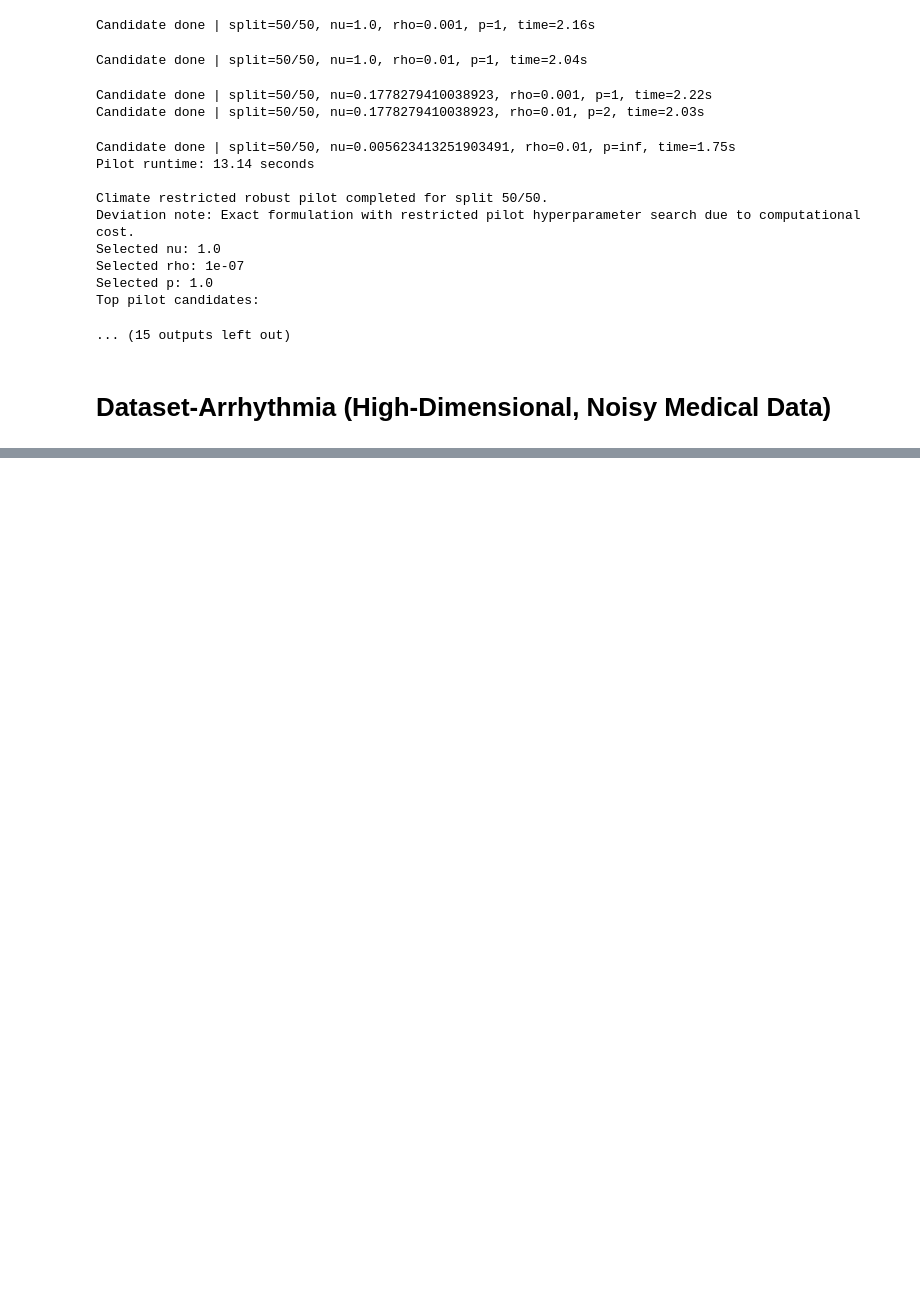
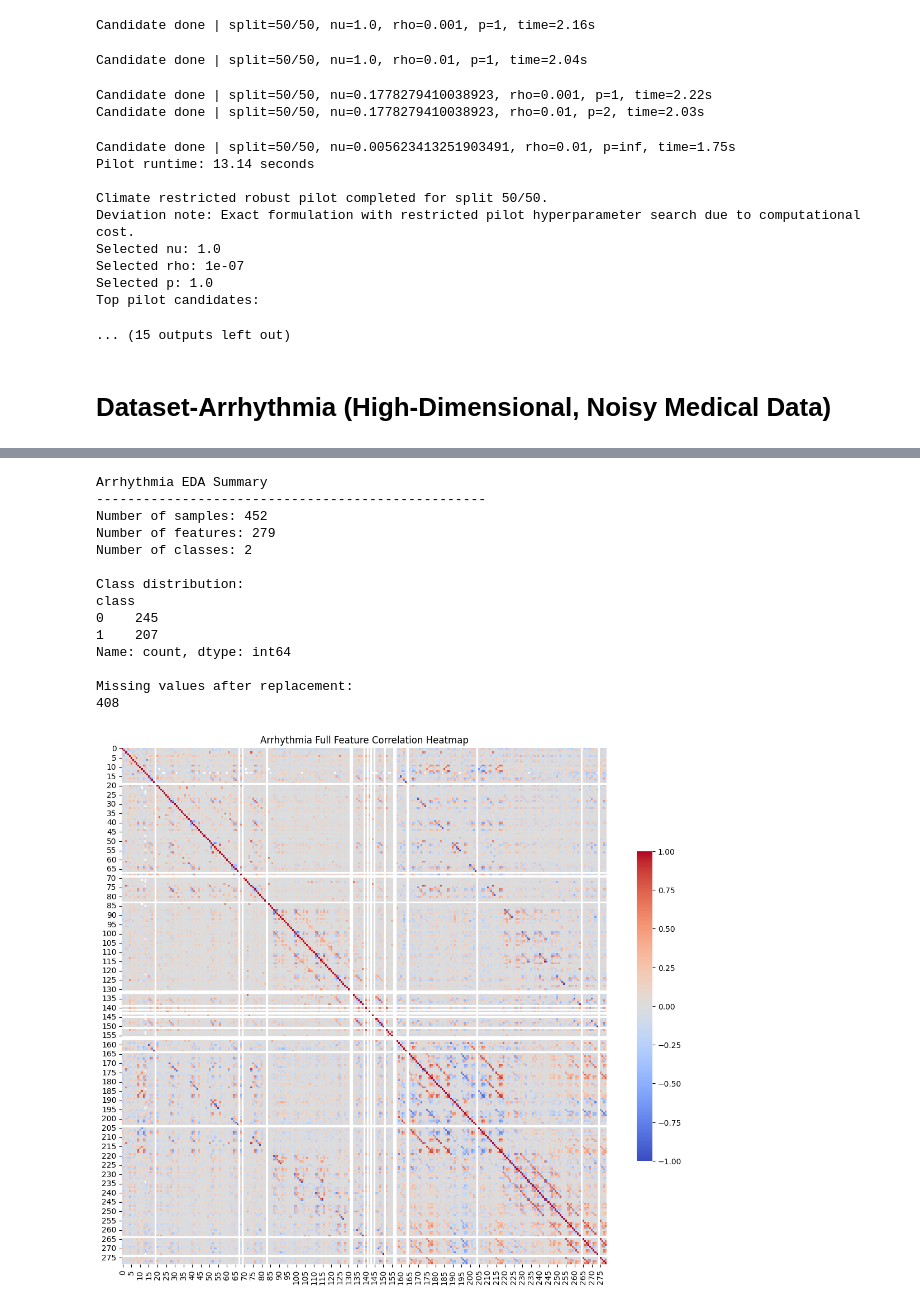
Before and after one commit to husseinareefurrahman-collab/ISE521-Term-Paper, a Jupyter notebook: Code.ipynb, the cells around one changed output, grey strips where cells are left out. Cells and saved outputs as stored; diff of their text form; code cells hidden in the pictures; blank space fills up the shorter version.

```diff
--- a/Code.ipynb
+++ b/Code.ipynb
@@ -5188,0 +4504,47 @@ Arrhythmia Robust SVM Results (Best over hyperparameters, 96-run average):
+# %%
+#EDA
+
+arr_df = X_arrhythmia_raw.copy()
+arr_df["class"] = y_arrhythmia_processed
+
+print("Arrhythmia EDA Summary")
+print("-" * 50)
+
+print("Number of samples:", arr_df.shape[0])
+print("Number of features:", arr_df.shape[1] - 1)
+print("Number of classes:", arr_df["class"].nunique())
+
+print("\nClass distribution:")
+print(arr_df["class"].value_counts())
+
+print("\nMissing values after replacement:")
+print(arr_df.isnull().sum().sum())
+
+
+corr_matrix = arr_df.drop(columns=["class"]).corr()
+
+plt.figure(figsize=(14, 12))
+sns.heatmap(
+    corr_matrix,
+    cmap="coolwarm",
+    center=0,
+    cbar_kws={"shrink": 0.6}
+)
+plt.title("Arrhythmia Full Feature Correlation Heatmap")
+plt.show()
+# %% [output]
+Arrhythmia EDA Summary
+--------------------------------------------------
+Number of samples: 452
+Number of features: 279
+Number of classes: 2
+
+Class distribution:
+class
+0    245
+1    207
+Name: count, dtype: int64
+
+Missing values after replacement:
+408
+[figure, added]
```
Also changed, not shown: parts of 13 cells of this notebook.
